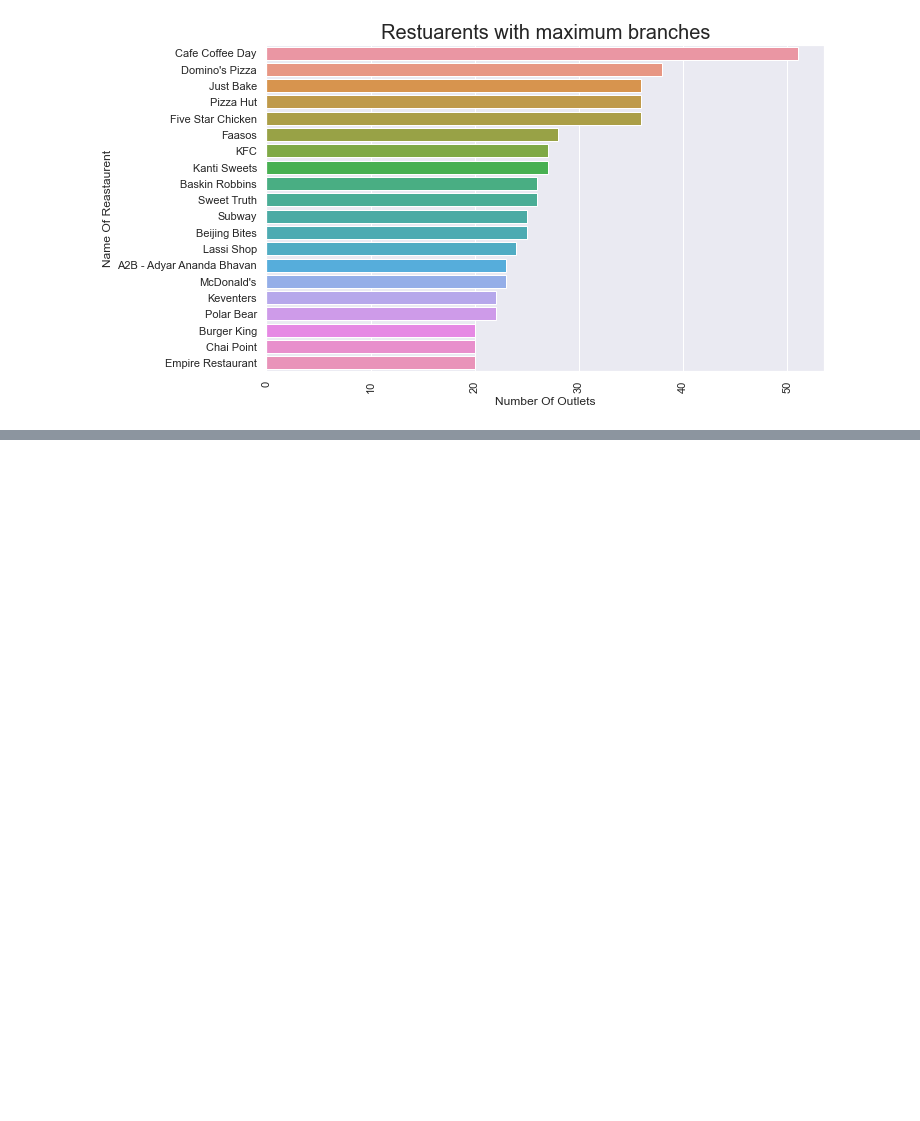
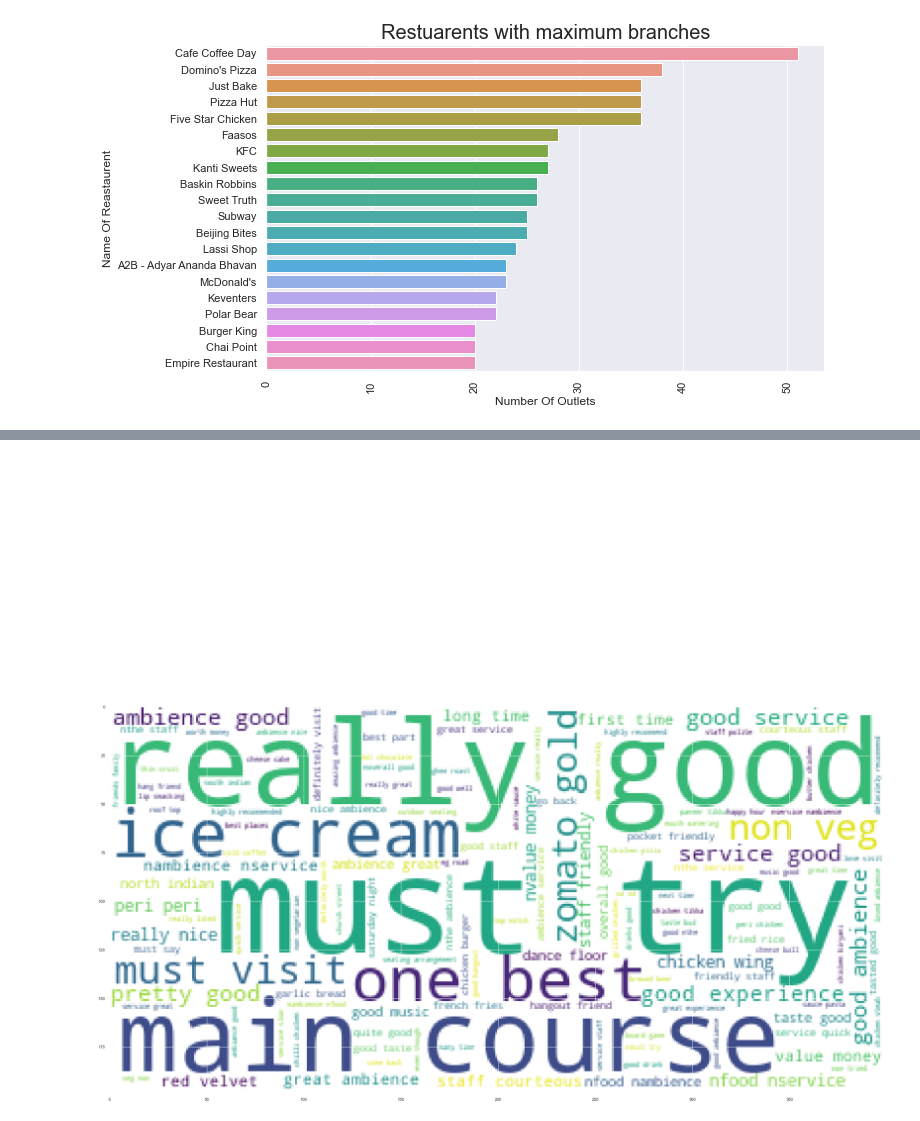
Before and after one commit to NagaSireeshaChinthala/Zomato_Restaurent_Recommendation, a Jupyter notebook: data_exploration.ipynb, the cells around one changed output, grey strips where cells are left out. Cells and saved outputs as stored; diff of their text form; code cells hidden in the pictures; blank space fills up the shorter version.

```diff
--- a/data_exploration.ipynb
+++ b/data_exploration.ipynb
@@ -229,0 +262,21 @@ data_df.head()
+# %%
+positive_reviews = data_df[data_df['rate'] > 4]
+
+positive_review_text =  " ".join(review for review in positive_reviews.reviews_list.astype(str))
+
+posCloud = WordCloud(background_color="white", max_words=5000, contour_width=3, contour_color='steelblue')
+# Generate a word cloud
+posCloud.generate(positive_review_text)
+# Visualize the word cloud
+plt.axis("off")
+
+plt.figure( figsize=(40,20))
+
+plt.tight_layout(pad=0)
+
+plt.imshow(posCloud)
+
+plt.show()
+# %% [output]
+[figure, added]
+[figure, added]
```
Also changed, not shown: parts of 4 cells of this notebook, 1 other file.
